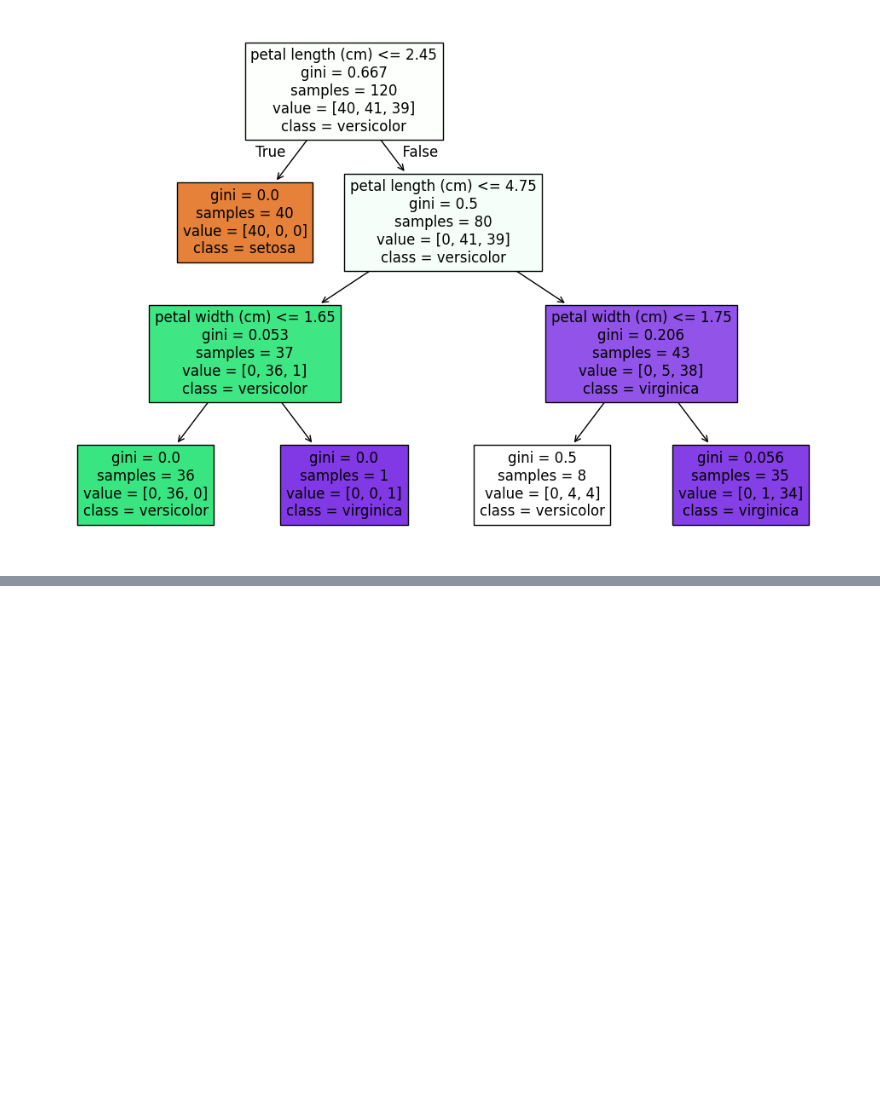
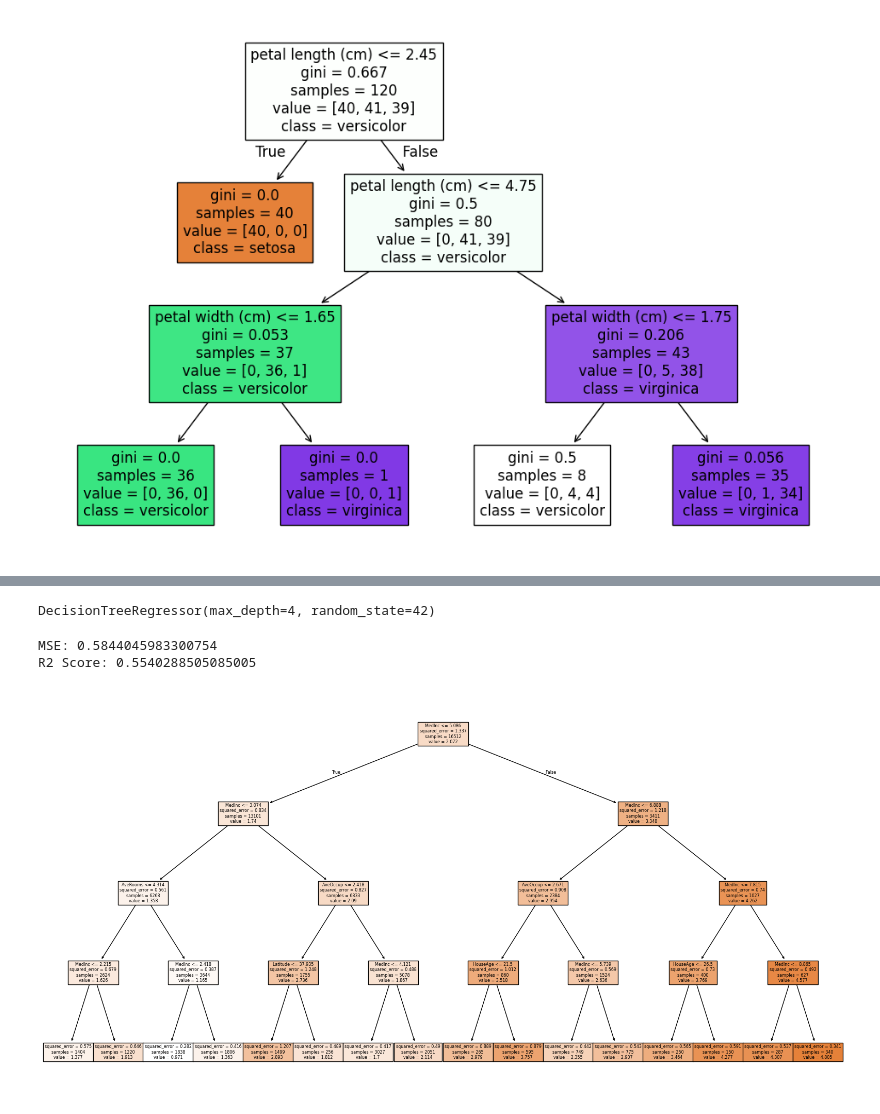
Before and after one commit to selvaneyas/python-learning, a Jupyter notebook: 30 Day of ML/day15_Decision Trees.ipynb, the cells around one changed output, grey strips where cells are left out. Drawn from its saved outputs; the diff is of its cells as text; code cells hidden in the pictures; blank space fills up the shorter version.

```diff
--- a/30 Day of ML/day15_Decision Trees.ipynb
+++ b/30 Day of ML/day15_Decision Trees.ipynb
@@ -66,0 +111,13 @@ plt.show()
+# %%
+# Load dataset
+data = fetch_california_housing()
+X, y = data.data, data.target
+# %%
+# Split data
+X_train, X_test, y_train, y_test = train_test_split(X, y, test_size=0.2, random_state=42)
+# %%
+# Train model
+reg = DecisionTreeRegressor(max_depth=4, random_state=42)
+reg.fit(X_train, y_train)
+# %% [output]
+DecisionTreeRegressor(max_depth=4, random_state=42)
@@ -66,0 +127,14 @@ plt.show()
+# %%
+# Evaluation
+print("MSE:", mean_squared_error(y_test, y_pred))
+print("R2 Score:", r2_score(y_test, y_pred))
+# %% [output]
+MSE: 0.5844045983300754
+R2 Score: 0.5540288505085005
+# %%
+# Visualization
+plt.figure(figsize=(20,10))
+plot_tree(reg, feature_names=data.feature_names, filled=True)
+plt.show()
+# %% [output]
+[figure, added]
```
Also changed, not shown: parts of 11 cells of this notebook, 1 other file.
